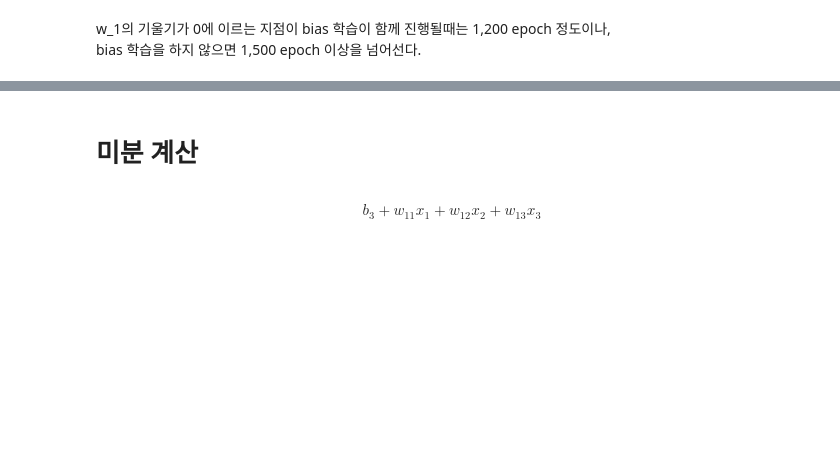
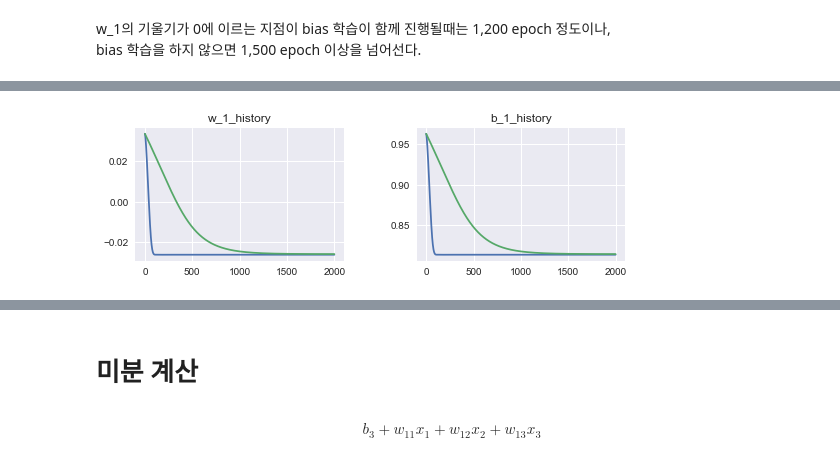
Before and after one commit to likejazz/jupyter-notebooks, a Jupyter notebook: backpropagation.ipynb, the cells around one changed output, grey strips where cells are left out. Cells and saved outputs as stored; diff of their text form; code cells hidden in the pictures; blank space fills up the shorter version.

```diff
--- a/backpropagation.ipynb
+++ b/backpropagation.ipynb
@@ -360,0 +412,15 @@ nn.result()
+# %%
+# Momentum 학습
+nn.__init__()
+
+momentum_w_1_history = []
+momentum_b_1_history = []
+
+for _ in range(2000):
+    nn.train(momentum)
+
+    momentum_w_1_history.append(nn.w_1[1][0])
+    momentum_b_1_history.append(nn.b_1[1][0])
+
+nn.query()
+nn.result()
@@ -360,0 +464,19 @@ nn.result()
+# %%
+plt.figure(1)
+
+plt.subplot(221)
+plt.plot(momentum_w_1_history)
+plt.plot(w_1_history[0])
+plt.title("w_1_history")
+
+plt.subplot(222)
+plt.plot(momentum_b_1_history)
+plt.plot(b_1_history)
+plt.title("b_1_history")
+
+plt.subplots_adjust(top=0.92, bottom=0.08, left=0.10, right=0.95, hspace=0.5, wspace=0.35)
+plt.show()
+
+# Momentum은 GD와 거의 비슷한 값에 도달하는데, 학습 시간은 1/12 수준에 불과했다.
+# %% [output]
+[figure, added]
```
Also changed, not shown: parts of 15 cells of this notebook.
